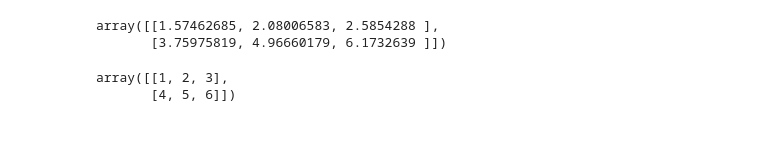
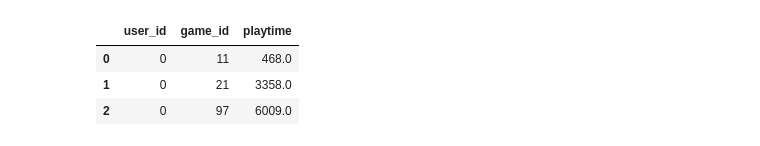
Before and after one commit to haydnllh/Game_recommender, a Jupyter notebook: game_recommender.ipynb, the cells around one changed output. Saved outputs shown, nothing was run; the diff lists cells and outputs as text; code cells hidden in the pictures.

Commit message:
Adding data prediction and visualisation

```diff
--- a/game_recommender.ipynb
+++ b/game_recommender.ipynb
@@ -234,10 +0,0 @@ for _ in range(100):
-# %%
-pred
-# %% [output]
-array([[1.57462685, 2.08006583, 2.5854288 ],
-       [3.75975819, 4.96660179, 6.1732639 ]])
-# %%
-a
-# %% [output]
-array([[1, 2, 3],
-       [4, 5, 6]])
@@ -243,0 +10,8 @@ array([[1, 2, 3],
+# %%
+df, game_df = get_data_frame(10000) #game_df used for identifying game using game_id
+df.head(3)
+# %% [output]
+|  | user_id | game_id | playtime |
+| 0 | 0 | 11 | 468.0 |
+| 1 | 0 | 21 | 3358.0 |
+| 2 | 0 | 97 | 6009.0 |
```
Also changed, not shown: parts of 40 cells of this notebook.
